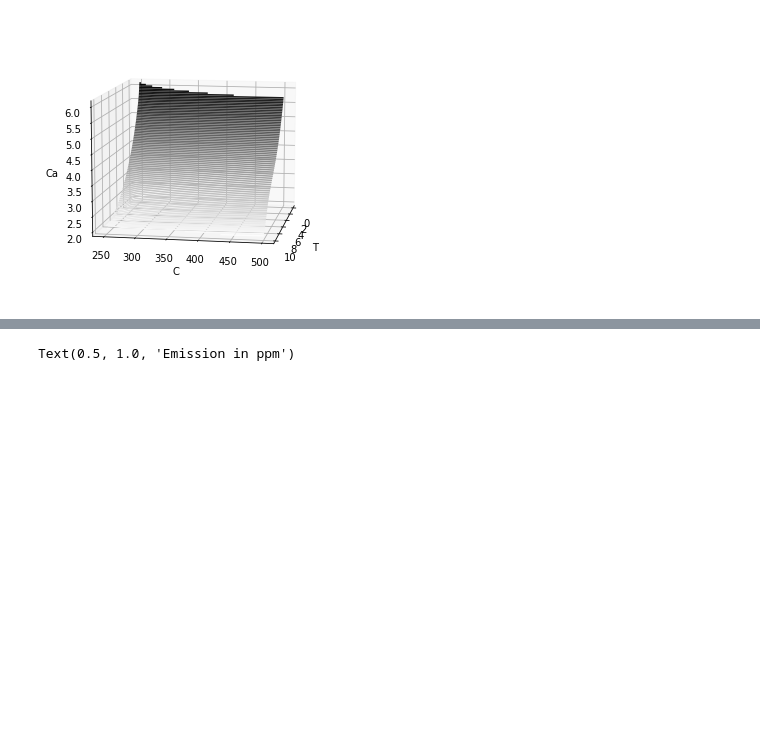
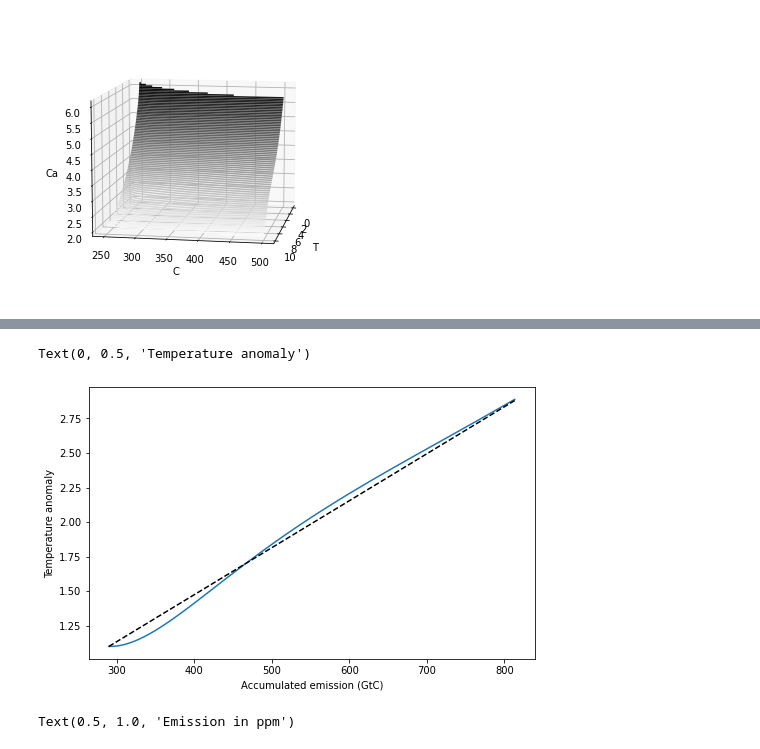
Before and after one commit to binchengecon/TwoCapital, a Jupyter notebook: nonlinearCarbon/HJB_3D.ipynb, the cells around one changed output, grey strips where cells are left out. Cells and saved outputs as stored; diff of their text form; code cells hidden in the pictures; blank space fills up the shorter version.

```diff
--- a/nonlinearCarbon/HJB_3D.ipynb
+++ b/nonlinearCarbon/HJB_3D.ipynb
@@ -615,3 +615,13 @@ Text(0.5, 1.0, '$S_a$')
+# %%
+plt.plot(hist[:, 2] * 2.13, hist[:, 0] - To)
+plt.plot(hist[:, 2] * 2.13, 1.1 +  (hist[:, 2] - hist[0, 2]) * 2.13 * 0.0034,
+         linestyle="dashed", color="black")
+plt.xlabel("Accumulated emission (GtC)")
+plt.ylabel("Temperature anomaly")
+plt.savefig("")
+# %% [output]
+Text(0, 0.5, 'Temperature anomaly')
+[figure, added]
 # %%
 plt.subplots(1,3, figsize=(24,5))
 plt.subplot(131)
```
Also changed, not shown: parts of 11 cells of this notebook.
